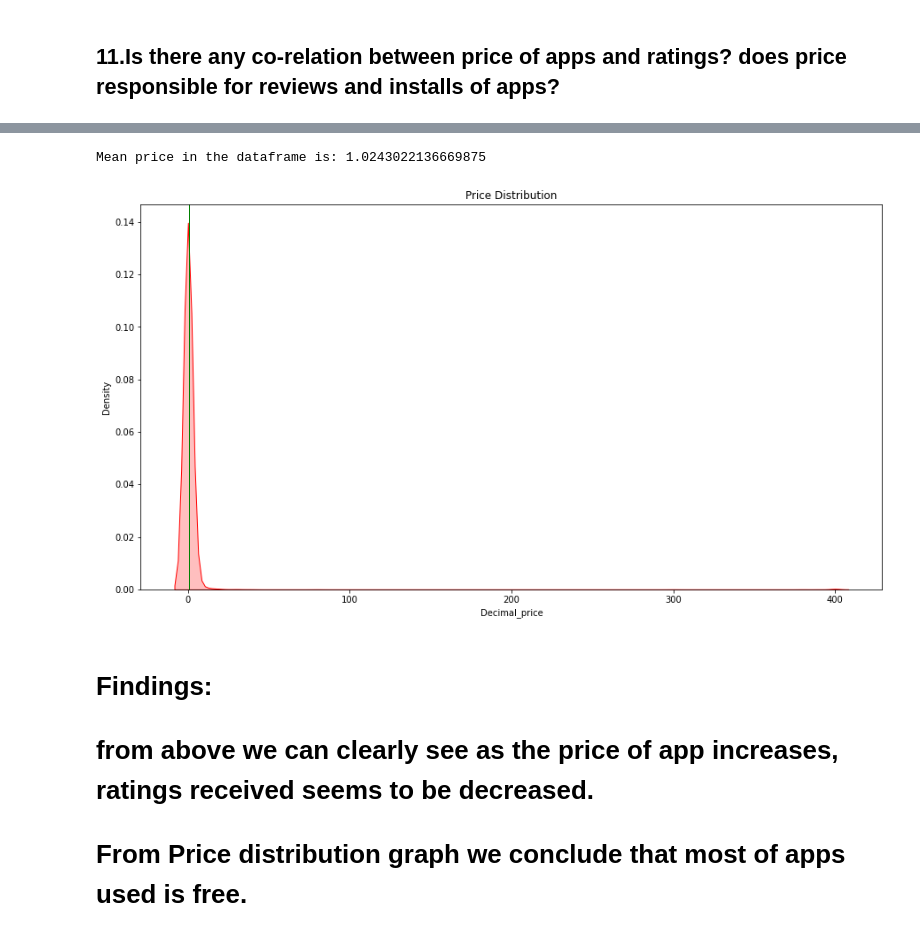
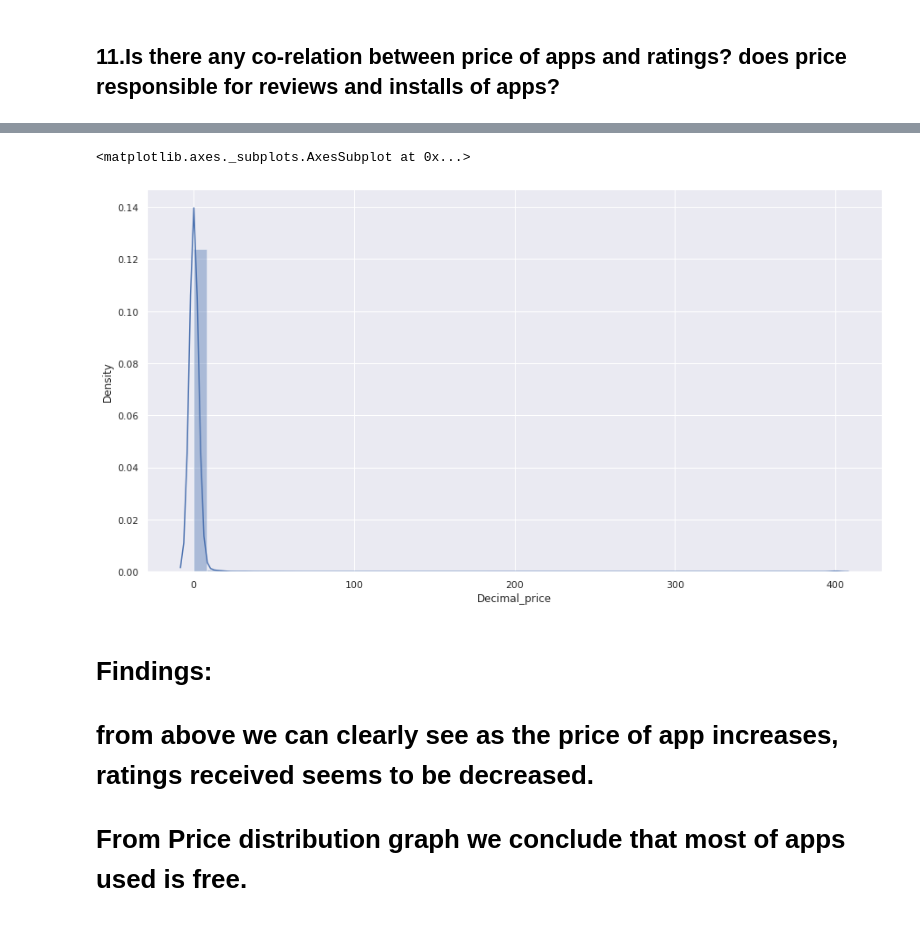
Before and after one commit to Shubhangani-Tiwari/Play-Store--Apps-Reviews-Project, a Jupyter notebook: Copy_of_MY_PROJECT_Capstone_Project.ipynb, the cells around one changed output, grey strips where cells are left out. Drawn from its saved outputs; the diff is of its cells as text; code cells hidden in the pictures.

```diff
--- a/Copy_of_MY_PROJECT_Capstone_Project.ipynb
+++ b/Copy_of_MY_PROJECT_Capstone_Project.ipynb
@@ -1665,12 +1714,16 @@ Text(0.5, 1.0, 'Price VS Rating')
 # %%
-plt.figure(figsize=(15,8));
-g2 = sns.distplot(cleaned_df_apps.Decimal_price, hist=False, color="red", kde_kws={"shade": True})
-plt.axvline(x=cleaned_df_apps.Decimal_price.mean(), c="g", linewidth=1)
-plt.title("Price Distribution")
-print("Mean price in the dataframe is:", cleaned_df_apps.Decimal_price.mean())
+# plt.figure(figsize=(15,8))
+# sns.distplot(cleaned_df_apps.Decimal_price, color="red", kde_kws={"shade": True})
+# #plt.axvline(x=cleaned_df_apps.Decimal_price.mean(), c="g", linewidth=1)
+# plt.title("Price Distribution")
+# #plt.xticks([0,40,80,120,160,200])
+# print("Mean price in the dataframe is:", cleaned_df_apps.Decimal_price.mean())
-# %% [output]
-Mean price in the dataframe is: 1.0243022136669875
-[figure, removed]
+# %%
+plt.figure(figsize=(15,8))
+sns.distplot(cleaned_df_apps.Decimal_price)
+# %% [output]
+<matplotlib.axes._subplots.AxesSubplot at 0x...>
+[figure, added]
 # %% [markdown]
 # **Findings:**
 
```
Also changed, not shown: parts of 25 cells of this notebook.
